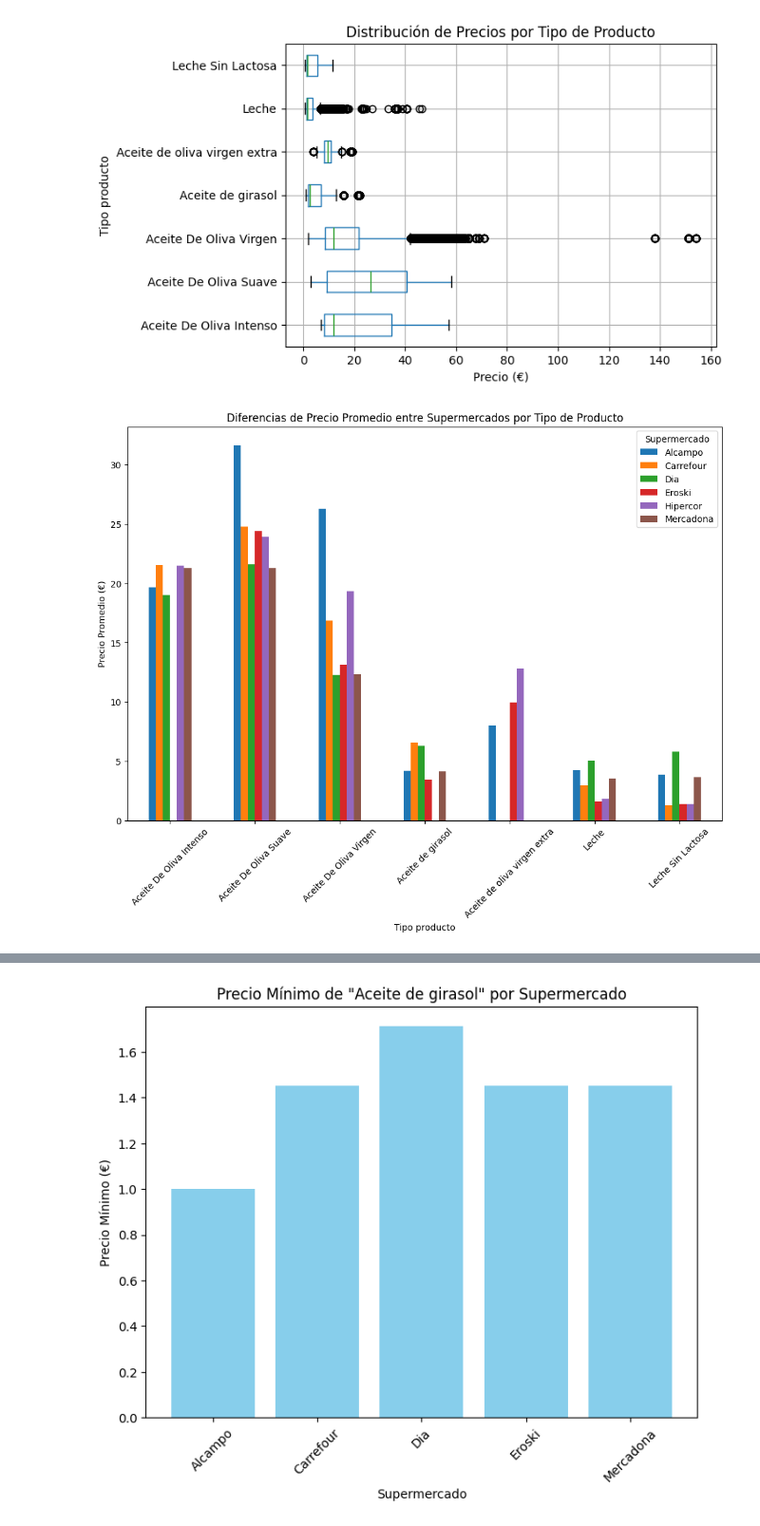
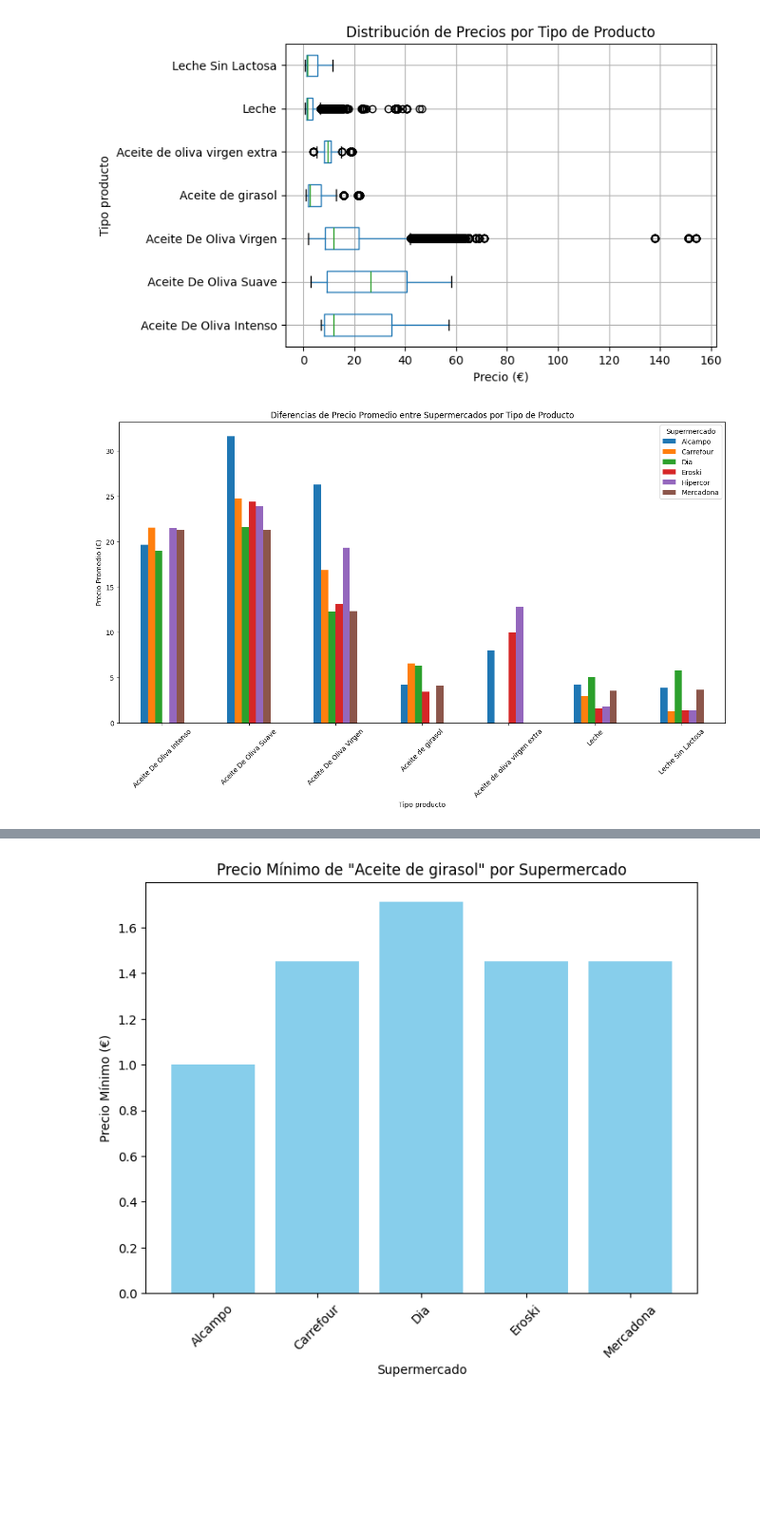
Before and after one commit to SrAlcast/Proyecto4-AnalisisFacua, a Jupyter notebook: results/Visualizacióntablas.ipynb, the cells around one changed output, grey strips where cells are left out. Shown at 95% size. Cells and saved outputs as stored; diff of their text form; code cells hidden in the pictures; blank space fills up the shorter version.

```diff
--- a/results/Visualizacióntablas.ipynb
+++ b/results/Visualizacióntablas.ipynb
@@ -67,13 +66,13 @@ plt.show()
 # %%
 # 4. Diferencias de precio promedio entre productos similares en distintos supermercados
 precio_producto_supermercado = data.groupby(['Tipo producto', 'Supermercado'])['Precio (€)'].mean().unstack()
-precio_producto_supermercado.plot(kind='bar', figsize=(12, 8))
+precio_producto_supermercado.plot(kind='bar', figsize=(16, 8))
 plt.ylabel('Precio Promedio (€)')
 plt.title('Diferencias de Precio Promedio entre Supermercados por Tipo de Producto')
 plt.xticks(rotation=45)
 plt.show()
 # %% [output]
-[figure, old version]
+[figure, new version]
 # %%
 # 5. Tendencia Mensual del Precio Promedio por Tipo de Producto
 # Agregar una columna de mes y calcular el promedio de precios por mes y tipo de producto
```
Also changed, not shown: parts of 3 cells of this notebook, 2 other files.
